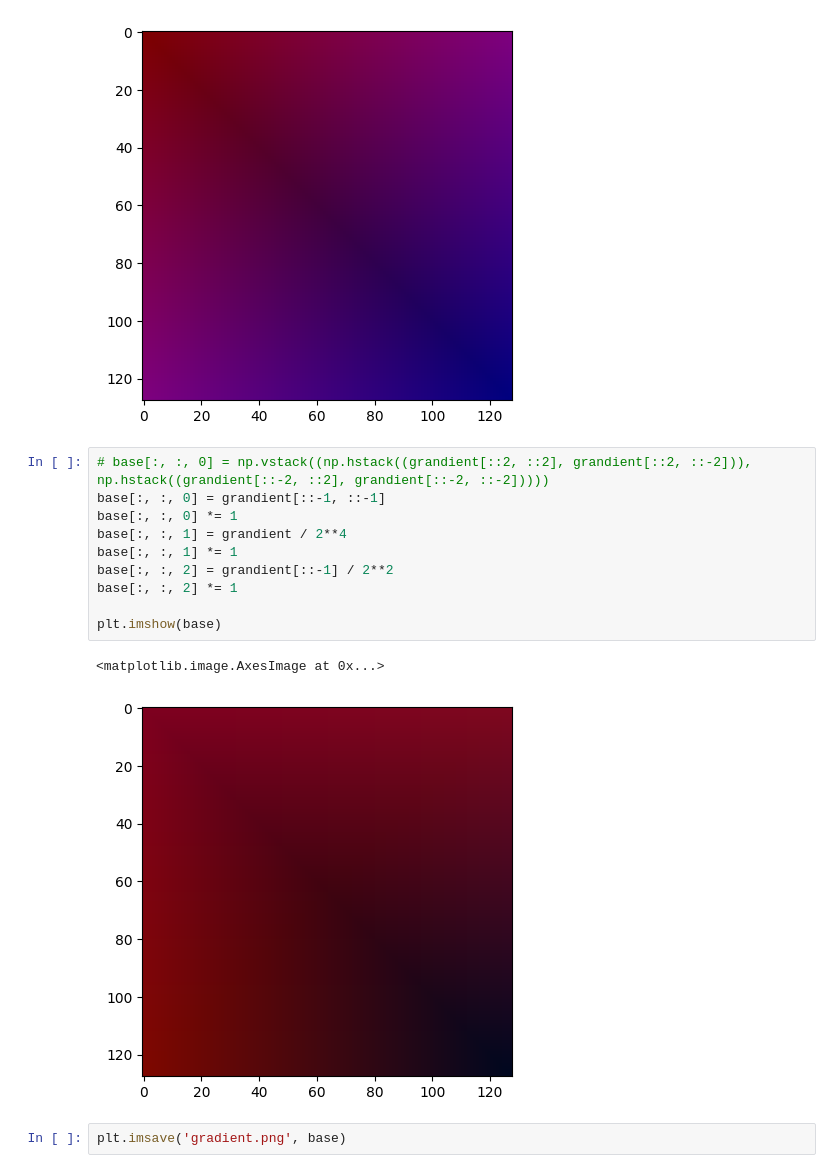
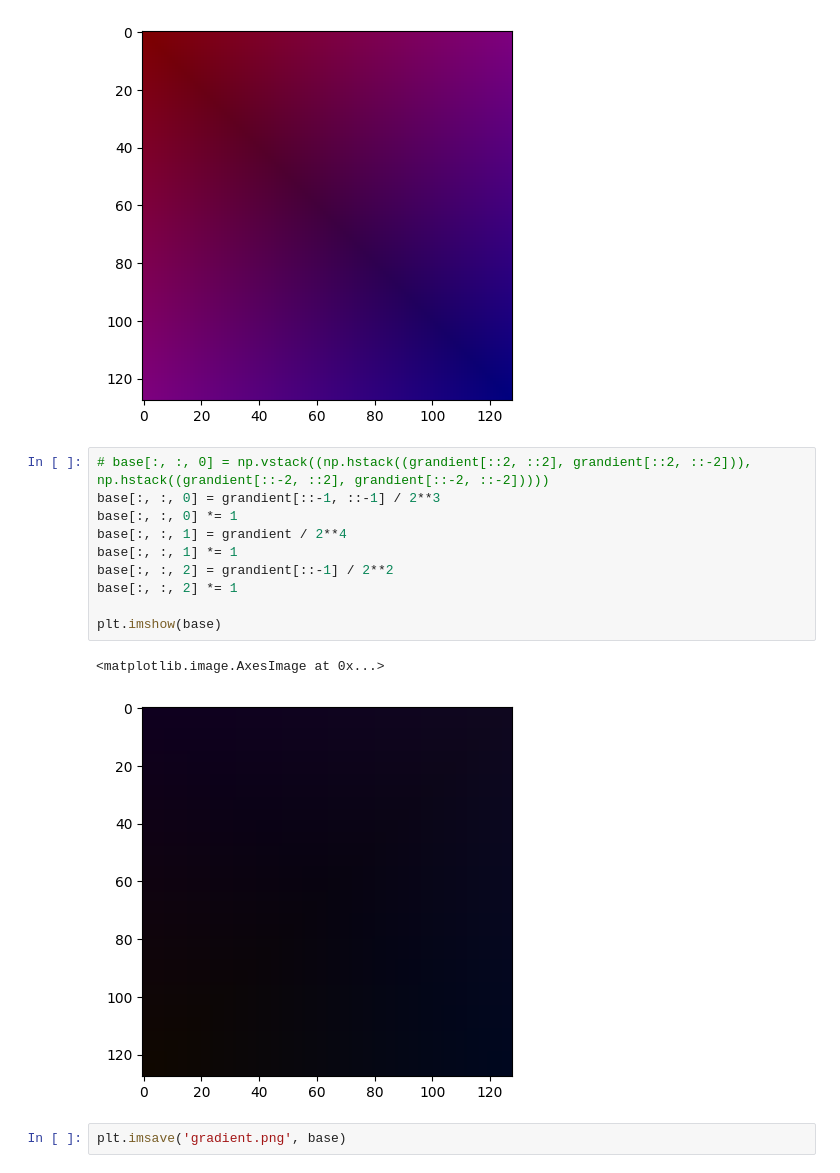
Before and after one commit to rir001/SEP_projects, a Jupyter notebook: images/image_calibrator.ipynb, the cells around one changed output. Cells and saved outputs as stored; diff of their text form.

```diff
--- a/images/image_calibrator.ipynb
+++ b/images/image_calibrator.ipynb
@@ -31,16 +31,16 @@ plt.imshow(base)
 [figure]
 # %%
 # base[:, :, 0] = np.vstack((np.hstack((grandient[::2, ::2], grandient[::2, ::-2])), np.hstack((grandient[::-2, ::2], grandient[::-2, ::-2]))))
-base[:, :, 0] = grandient[::-1, ::-1]
+base[:, :, 0] = grandient[::-1, ::-1] / 2**3
 base[:, :, 0] *= 1
 base[:, :, 1] = grandient / 2**4
 base[:, :, 1] *= 1
 base[:, :, 2] = grandient[::-1] / 2**2
 base[:, :, 2] *= 1
 
 plt.imshow(base)
 # %% [output]
 <matplotlib.image.AxesImage at 0x...>
-[figure, old version]
+[figure, new version]
 # %%
 plt.imsave('gradient.png', base)
```
Also changed, not shown: 3 other files.
